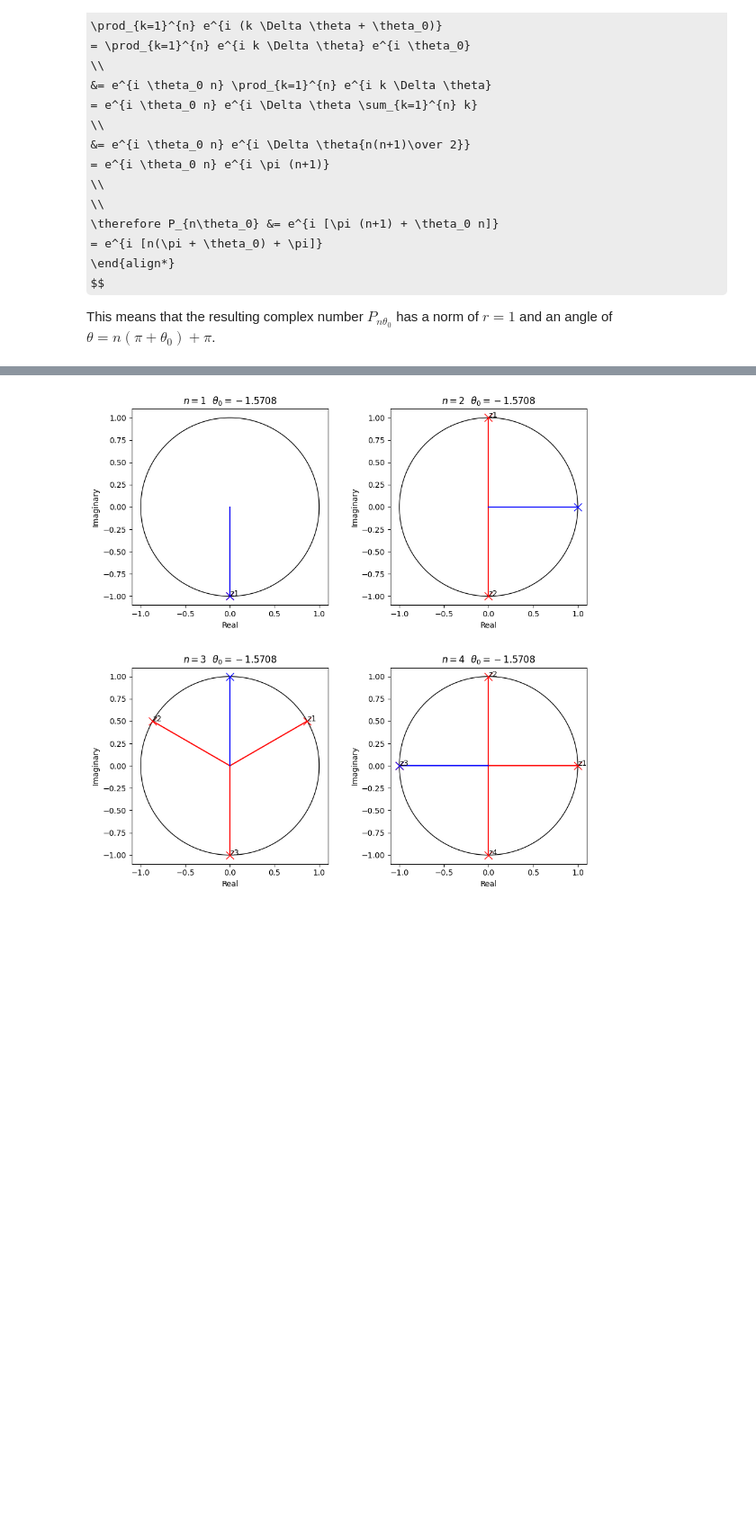
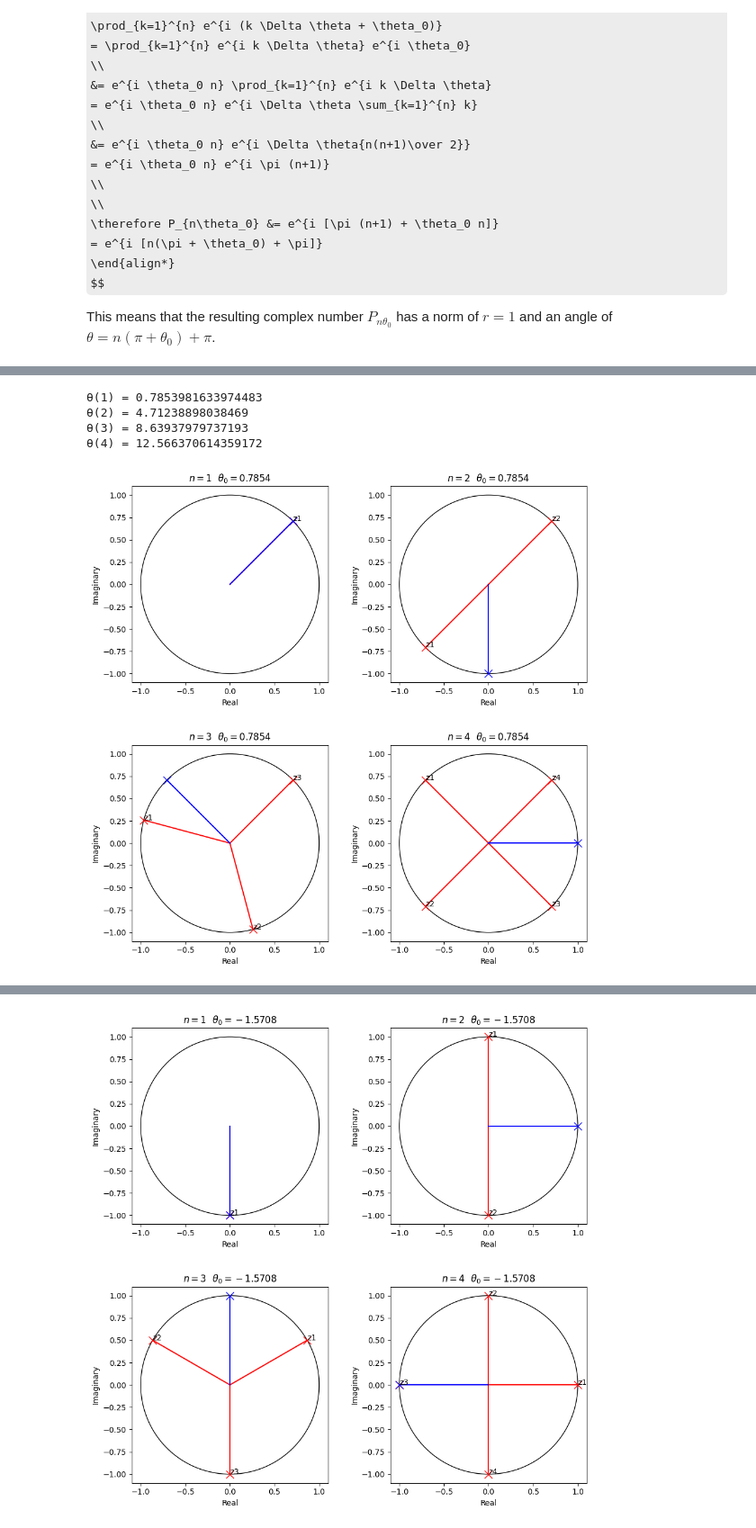
Before and after one commit to dylannalex/math_blog, a Jupyter notebook: complex_circle_problem/complex_circle.ipynb, the cells around one changed output, grey strips where cells are left out. Shown at 90% size. Saved outputs shown, nothing was run; the diff lists cells and outputs as text; code cells hidden in the pictures; some formulas as TeX source; blank space fills up the shorter version.

Commit message:
Update theta sum property and add examples

```diff
--- a/complex_circle_problem/complex_circle.ipynb
+++ b/complex_circle_problem/complex_circle.ipynb
@@ -146,0 +89,28 @@ $$
+# %%
+from src import Theta
+from math import pi
+
+# Compute the theta function for n = 1, 2, 3, 4
+theta0 = pi/4
+theta = Theta(theta0)
+print(
+    f"θ(1) = {theta(1)}",
+    f"θ(2) = {theta(2)}",
+    f"θ(3) = {theta(3)}",
+    f"θ(4) = {theta(4)}",
+    sep="\n"
+)
+
+# Visualize the complex circle problem for θ = π/4 and n = 1, 2, 3, 4
+visualize(
+    ComplexCircle(1, theta0),
+    ComplexCircle(2, theta0),
+    ComplexCircle(3, theta0),
+    ComplexCircle(4, theta0)
+    )
+# %% [output]
+θ(1) = 0.7853981633974483
+θ(2) = 4.71238898038469
+θ(3) = 8.63937979737193
+θ(4) = 12.566370614359172
+[figure, added]
```
Also changed, not shown: parts of 4 cells of this notebook.
